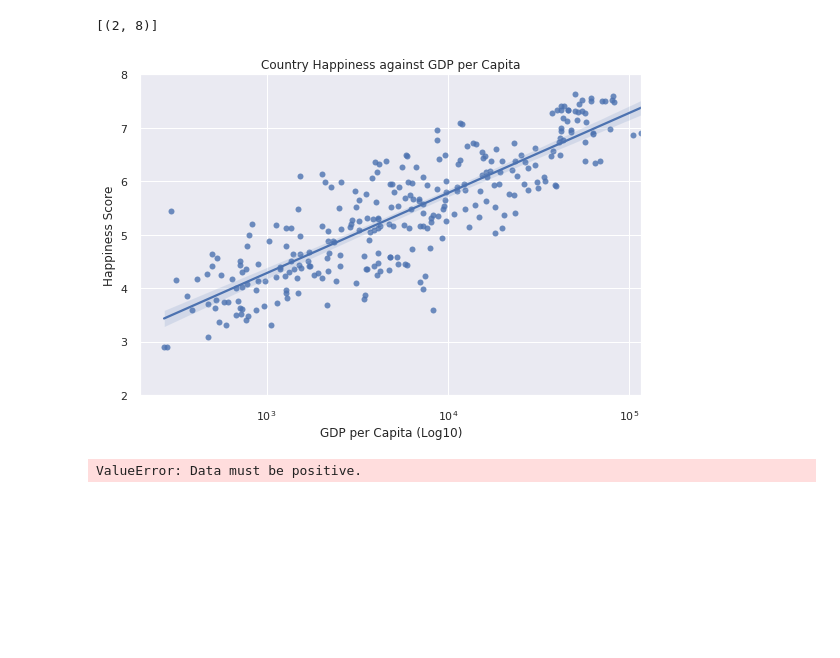
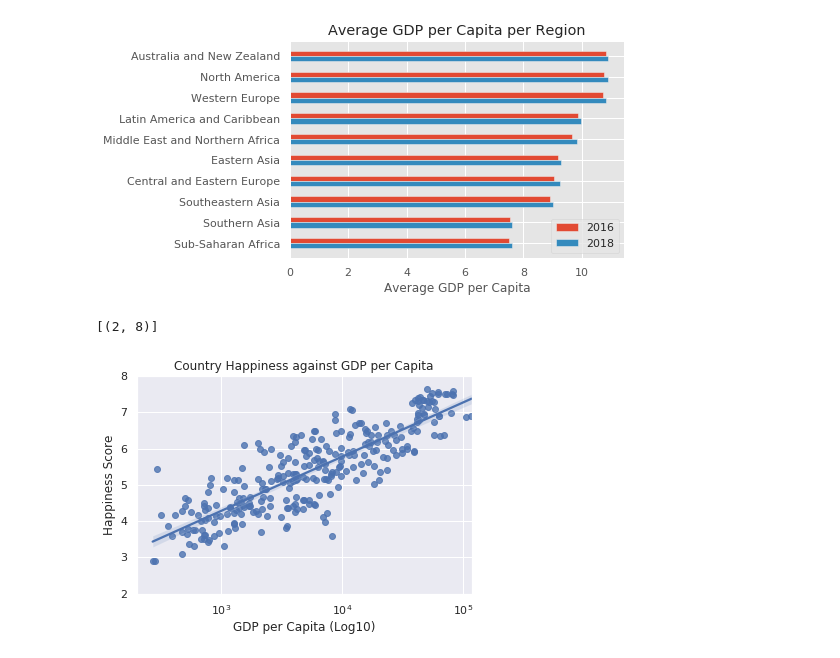
Before and after one commit to bennphsmith/Happy, a Jupyter notebook: Analysis/Analysis.ipynb, the cells around one changed output. Drawn from its saved outputs; the diff is of its cells as text; code cells hidden in the pictures; blank space fills up the shorter version.

```diff
--- a/Analysis/Analysis.ipynb
+++ b/Analysis/Analysis.ipynb
@@ -46,3 +47,32 @@ plt.gca().invert_yaxis()
+# %%
+# Analysing average GDP per Capita by different region and comparing the years
+# Create grouped region data
+def gdpRegionData(reg):
+    gdpData = reg[['Region', 'GDP per Capita']]
+    gdpData = gdpData.groupby(
+        ['Region']).mean().reset_index().sort_values(by=['GDP per Capita'], ascending=False)
+    return gdpData
+
+# Merge the two datasets
+gdpData = pd.merge(gdpRegionData(data16), gdpRegionData(data18), on=['Region'], how='inner')
+gdpData.columns = ['Region', '2016', '2018']
+
+# Create Grpah
+plt.style.use("ggplot") # Grpah style
+x_index = np.arange(len(regData['Region'])) # Rearrange x indes to fit both graphs side by side
+width = 0.25
+gdp16_y = np.log(gdpData['2016'])
+plt.barh(x_index-width/2, gdp16_y, height=width, label='2016') # Plot 2016 data
+gdp18_y = np.log(gdpData['2018'])
+plt.barh(x_index+width/2, gdp18_y, height=width, label='2018') # Plot 2018 data
+plt.yticks(ticks=x_index, labels=regData['Region'])
+plt.legend()
+plt.title('Average GDP per Capita per Region')
+plt.xlabel('Average GDP per Capita')
+plt.gca().invert_yaxis() # Flip order of bars
+#plt.show()
+# %% [output]
+[figure, added]
 # %%
 # Analysing average Happiness scale worldwide
 data = [ dict(
@@ -59,30 +102,12 @@ fig = go.Figure(data = data, layout = layout)
 # %%
+# Plot happiness againt GDP per Capita
 gdpData = data16.append(data18).reindex()
 sns.set(color_codes=True)
 gdpGraph = sns.regplot(x="GDP per Capita", y="Happiness Score", data=gdpData, logx=True)
-gdpGraph.set(xscale="log")
+gdpGraph.set(xscale="log") # Normalise GDP with log function
 gdpGraph.set_xlabel('GDP per Capita (Log10)')
 gdpGraph.set_title('Country Happiness against GDP per Capita')
 gdpGraph.set(ylim=(2, 8))
 # %% [output]
 [(2, 8)]
-[figure, old version]
+[figure, new version]
-# %%
-
-def Normalise(df):
-    for col in df.columns:
-            if df[f'{col}'].dtype != 'object':
-                df[f'{col}'] = stats.boxcox(df[f'{col}'])[0]
-
-Normalise(data16)
-
-def QQPlot(df):
-    for col in df.columns:
-        if df[f'{col}'].dtype != 'object':
-            sm.qqplot(df[f'{col}'], line='s', label=f'{col}')
-            pylab.legend()
-            pylab.show()
-
-#QQPlot(data16)
-# %% [output]
-ValueError: Data must be positive.
```
Also changed, not shown: parts of 9 cells of this notebook, 24 other files.
